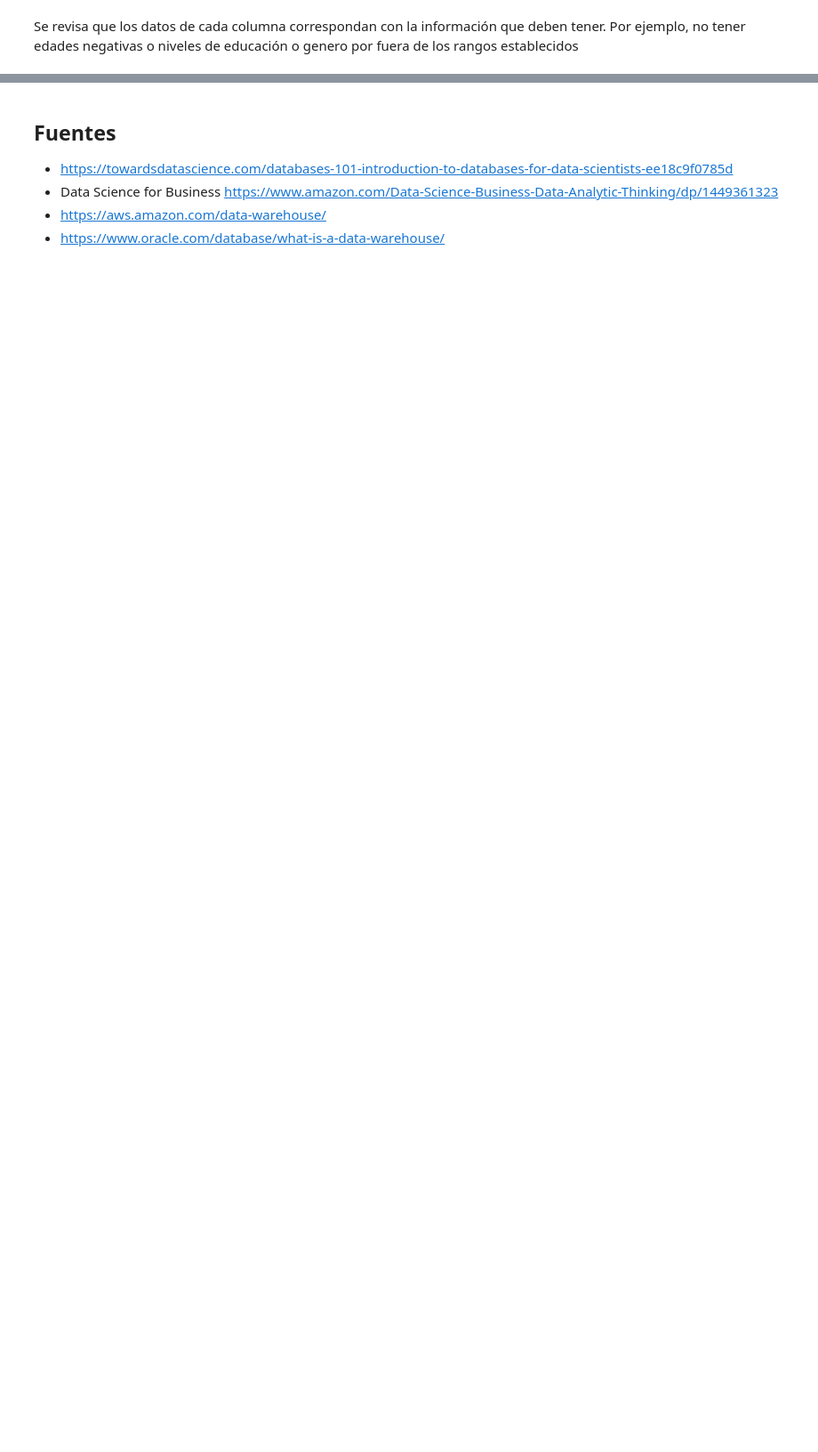
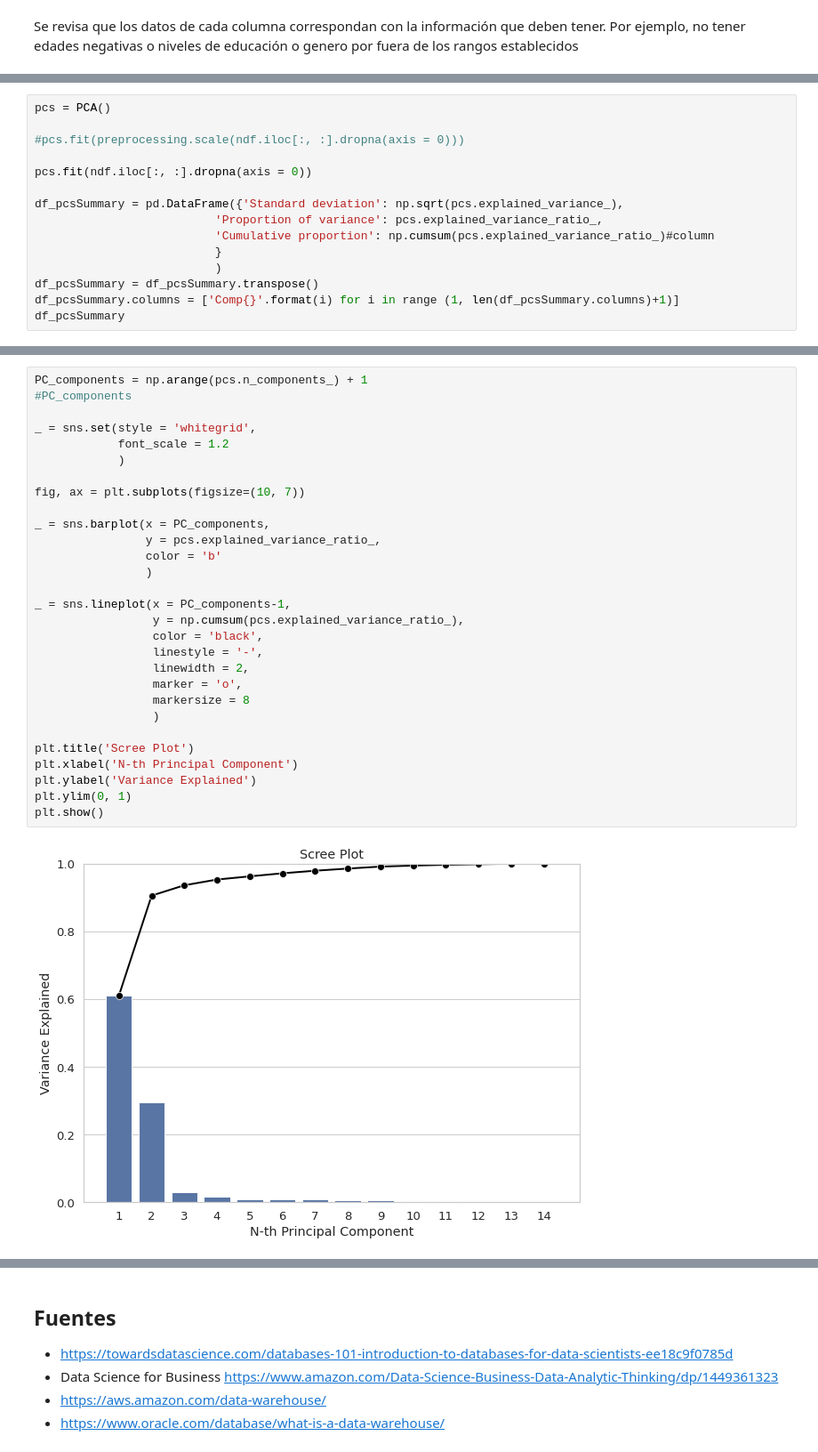
Before and after one commit to PosgradoMNA/actividades-del-proyecto-equipo-149, a Jupyter notebook: Semana_4_Actividad_1.ipynb, the cells around one changed output, grey strips where cells are left out. Shown: that part at 89% size. Cells and saved outputs as stored; diff of their text form; blank space fills up the shorter version.

```diff
--- a/Semana_4_Actividad_1.ipynb
+++ b/Semana_4_Actividad_1.ipynb
@@ -281,0 +206,15 @@ Realizamos en resumen:
+# %%
+pcs = PCA()
+
+#pcs.fit(preprocessing.scale(ndf.iloc[:, :].dropna(axis = 0)))
+
+pcs.fit(ndf.iloc[:, :].dropna(axis = 0))
+
+df_pcsSummary = pd.DataFrame({'Standard deviation': np.sqrt(pcs.explained_variance_),
+                          'Proportion of variance': pcs.explained_variance_ratio_,
+                          'Cumulative proportion': np.cumsum(pcs.explained_variance_ratio_)#column
+                          }
+                          )
+df_pcsSummary = df_pcsSummary.transpose()
+df_pcsSummary.columns = ['Comp{}'.format(i) for i in range (1, len(df_pcsSummary.columns)+1)]
+df_pcsSummary
@@ -281,0 +238,31 @@ Realizamos en resumen:
+# %%
+PC_components = np.arange(pcs.n_components_) + 1
+#PC_components
+
+_ = sns.set(style = 'whitegrid',
+            font_scale = 1.2
+            )
+
+fig, ax = plt.subplots(figsize=(10, 7))
+
+_ = sns.barplot(x = PC_components,
+                y = pcs.explained_variance_ratio_,
+                color = 'b'
+                )
+
+_ = sns.lineplot(x = PC_components-1,
+                 y = np.cumsum(pcs.explained_variance_ratio_),
+                 color = 'black',
+                 linestyle = '-',
+                 linewidth = 2,
+                 marker = 'o',
+                 markersize = 8
+                 )
+
+plt.title('Scree Plot')
+plt.xlabel('N-th Principal Component')
+plt.ylabel('Variance Explained')
+plt.ylim(0, 1)
+plt.show()
+# %% [output]
+[figure, added]
```
Also changed, not shown: parts of 26 cells of this notebook.
